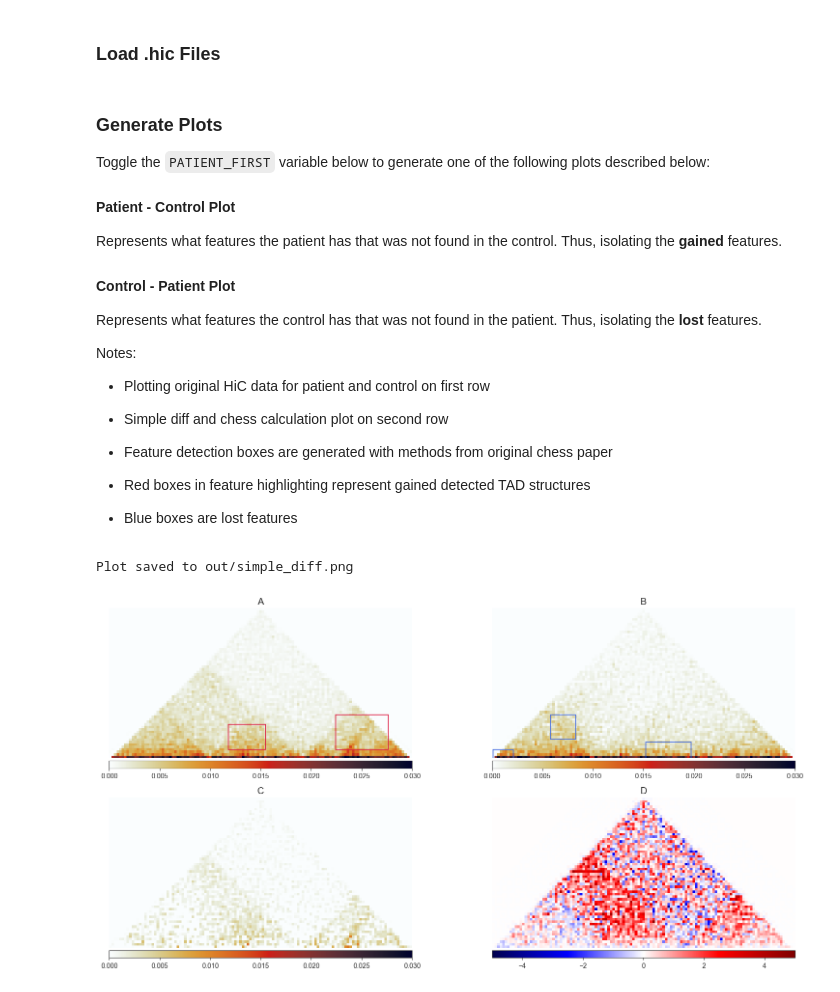
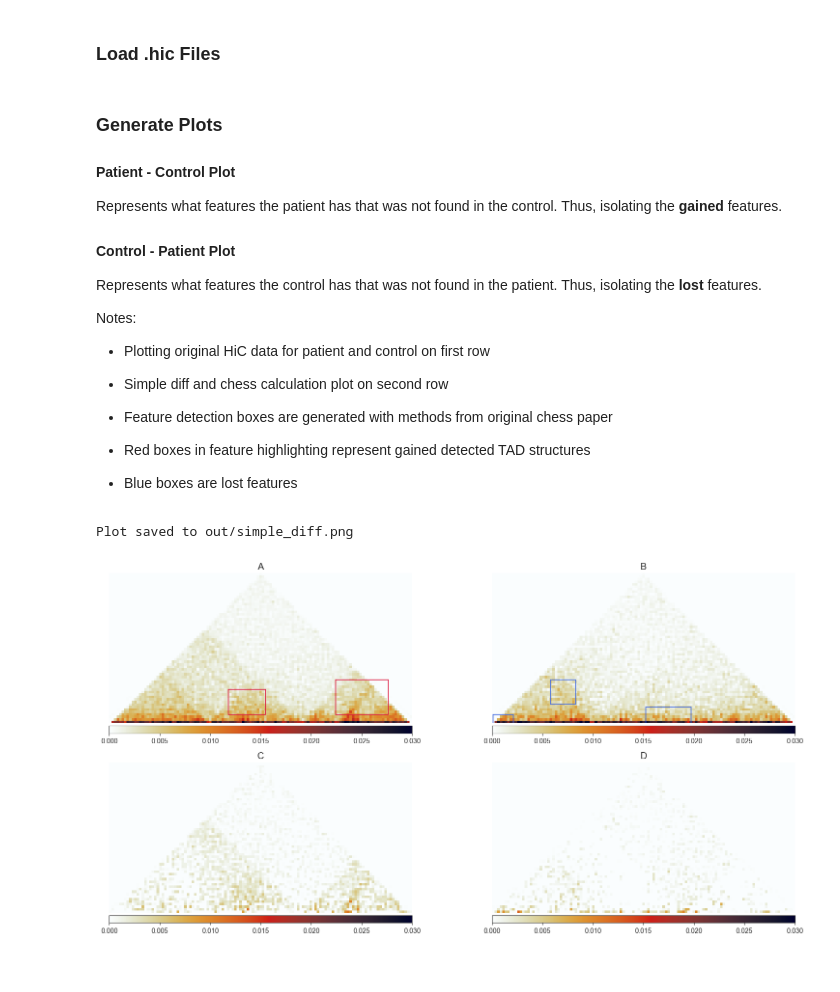
Before and after one commit to FardinHaque60/hic_compare_experiments, a Jupyter notebook: simple_diff/basic_diff.ipynb, the cells around one changed output. Saved outputs shown, nothing was run; the diff lists cells and outputs as text; code cells hidden in the pictures.

Commit message:
updated simple diff to show both patient - control and vice versa

```diff
--- a/simple_diff/basic_diff.ipynb
+++ b/simple_diff/basic_diff.ipynb
@@ -63,7 +63,7 @@ def highlight_features(dataframe, region, color, a, axes):
 ### Load .hic Files
 # %%
 winsize = "3mb"
-wdir = "./data/"
+wdir = "../data/dlbcl/"
 region_pairs = "hg38_chr2_{}_win_100kb_step.bed".format(winsize)
 
 gained = pd.read_csv(wdir + 'gained_features.tsv', delimiter=',', usecols=[0, 1, 2, 3, 4, 5], header=None, index_col=[0])
@@ -94,7 +94,6 @@ patient_region_sub += min_v
 control_region_sub += min_v
 # %% [markdown]
 ### Generate Plots
-Toggle the `PATIENT_FIRST` variable below to generate one of the following plots described below:
 
 #### Patient - Control Plot
 Represents what features the patient has that was not found in the control. Thus, isolating the **gained** features.
@@ -110,8 +109,6 @@ Notes:
 * Red boxes in feature highlighting represent gained detected TAD structures
 * Blue boxes are lost features
 # %%
-PATIENT_FIRST = True # toggle to do patient - control or vice versa for simple diff calculation
-
 fig, axes = plt.subplots(2, 2, figsize=(16, 8))
 
 # ----- plotting original hic sample -----
@@ -120,10 +117,10 @@ axes[0][1].set_title('B', fontsize=14) # control
 
 # clipped zoom and rotate patient and control and keep only half-matrix
 zm1 = clipped_zoom(control_region_sub, 0.7)
-rot_control = ndi.rotate(zm1, 45, reshape=False)
+rot_control = ndi.rotate(zm1, 45, reshape=False) # rotated control matrix for plotting
 
 zm2 = clipped_zoom(patient_region_sub, 0.7)
-rot_patient = ndi.rotate(zm2, 45, reshape=False)
+rot_patient = ndi.rotate(zm2, 45, reshape=False) # rotates control matrix for plotting
 
 middle = int(np.shape(rot_control)[1]/ 2.)
 
@@ -136,61 +133,61 @@ highlight_features(lost, reg, 'royalblue', 1, axes[0])
 
 
 # ----- plotting simple diff and chess calc -----
-axes[1][1].set_title('D', fontsize=14) # $log_2$(patient / control)
 
 # Standard diff calculation to compare against
-figure_c_description = None
-if PATIENT_FIRST:
-    diff = patient_region_sub - control_region_sub
-    axes[1][0].set_title('C', fontsize=14) # standard difference (patient - control)
-    figure_c_description = "standard difference (patient - control)"
-else:
-    diff = control_region_sub - patient_region_sub
-    axes[1][0].set_title('C', fontsize=14) # standard difference (control - patient)
-    figure_c_description = "standard difference (control - patient)"
-clipped = clipped_zoom(diff, 0.7)
-diff_plot = ndi.rotate(clipped, 45, reshape=False)
+diff1 = patient_region_sub - control_region_sub
+axes[1][0].set_title('C', fontsize=14) # standard difference (patient - control)
+clipped1 = clipped_zoom(diff1, 0.7)
+diff_plot1 = ndi.rotate(clipped1, 45, reshape=False)
+
+diff2 = control_region_sub - patient_region_sub
+axes[1][1].set_title('D', fontsize=14) # standard difference (control - patient)
+clipped2 = clipped_zoom(diff2, 0.7)
+diff_plot2 = ndi.rotate(clipped2, 45, reshape=False)
 
 # patient - control standard diff
-m3 = axes[1][0].imshow(diff_plot[:middle,:], vmin=0, vmax=0.03, cmap='germany')
+m3 = axes[1][0].imshow(diff_plot1[:middle,:], vmin=0, vmax=0.03, cmap='germany')
+m4 = axes[1][1].imshow(diff_plot2[:middle,:], vmin=0, vmax=0.03, cmap='germany')
 
-# patient / control calculation from chess paper
+''' patient / control calculation from chess paper
 l2fcm = np.log2(patient_region_sub / control_region_sub)
 zml2 = clipped_zoom(l2fcm, 0.7)
 rot_l2 = ndi.rotate(zml2, 45, reshape=False)
 
 # original log(patient/control) calc plot from chess
 m4 = axes[1][1].imshow(rot_l2[:middle,:], cmap='seismic', vmax=5, vmin=-5)
+'''
 
 for m, ax in zip([m1, m2], axes[0]):
     ax.axis('off')
     divider = make_axes_locatable(ax)
     cax = divider.append_axes('bottom', size='5%', pad=0.05)
     fig.colorbar(m, cax=cax, orientation='horizontal')
 
 for m, ax in zip([m3, m4], axes[1]):
     ax.axis('off')
     divider = make_axes_locatable(ax)
     cax = divider.append_axes('bottom', size='5%', pad=0.05)
     fig.colorbar(m, cax=cax, orientation='horizontal')
 
 plt.tight_layout()
 # figure caption below (found in manubot http://carlosrojas.xyz/hic_compare_manuscript/)
 caption = f'''
 Figures A, B, C are generated by CHESS. Figures A and B show the original HiC data from DLBCL (Diffuse large B-cell lymphoma)
 of a patient and control sample respectively.
 The red boxes in A represent the gained features that patient data shows when compared to B, the control.
 The blue boxes in B show the lost features when compared to A.
-Figure C shows the result of taking the {figure_c_description}.
+Figure C shows the result of patient - control matrices.
 Non-white regions in this figure represent features that were present in the first sample,
 but not present in the second one being subtracted from it.
+Figure D shows the result of control - patient matrices.
 '''
 
 # save plot
 save_path = os.path.join("out", "simple_diff.png")
 plt.savefig(save_path, dpi=300, bbox_inches='tight')  # High resolution and tight layout
 
 print(f"Plot saved to {save_path}")
 # %% [output]
 Plot saved to out/simple_diff.png
-[figure, old version]
+[figure, new version]
```
Also changed, not shown: 1 other file.
